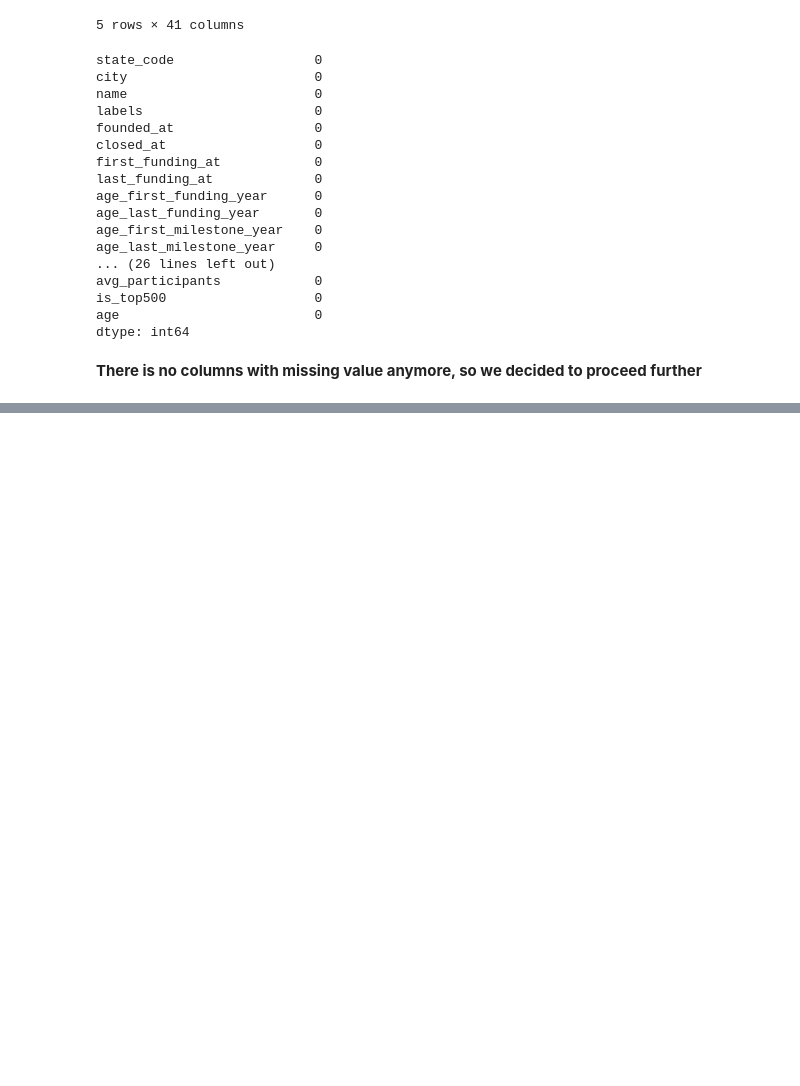
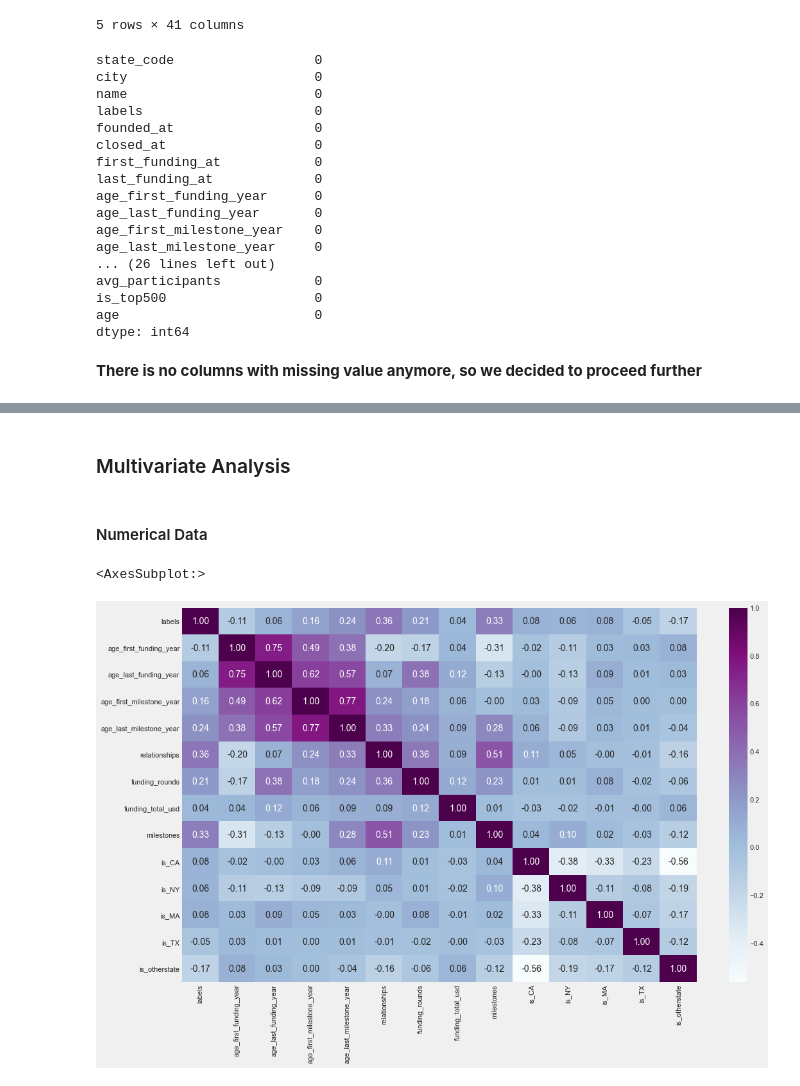
Before and after one commit to herdinsurya/Startup-Success-Prediction, a Jupyter notebook: Startup Success Prediction.ipynb, the cells around one changed output, grey strips where cells are left out. Cells and saved outputs as stored; diff of their text form; code cells hidden in the pictures; blank space fills up the shorter version.

```diff
--- a/Startup Success Prediction.ipynb
+++ b/Startup Success Prediction.ipynb
@@ -310,0 +383,17 @@ dtype: int64
+# %% [markdown]
+### Multivariate Analysis
+# %% [markdown]
+#### Numerical Data
+# %%
+# We divide the correlation matrix to simplify the graph and make it readable
+features = ['labels', 'age_first_funding_year', 'age_last_funding_year',
+            'age_first_milestone_year', 'age_last_milestone_year', 'relationships',
+            'funding_rounds', 'funding_total_usd', 'milestones', 'is_CA', 'is_NY',
+            'is_MA', 'is_TX', 'is_otherstate']
+corr_= data_clean[features].corr()
+plt.figure(figsize=(16,10))
+sns.heatmap(corr_, annot=True, fmt = ".2f", cmap = "BuPu")
+#plt.savefig('fig/correlation matrix.png', tight_box=True);
+# %% [output]
+<AxesSubplot:>
+[figure, added]
```
Also changed, not shown: parts of 68 cells of this notebook, 3 other files.
